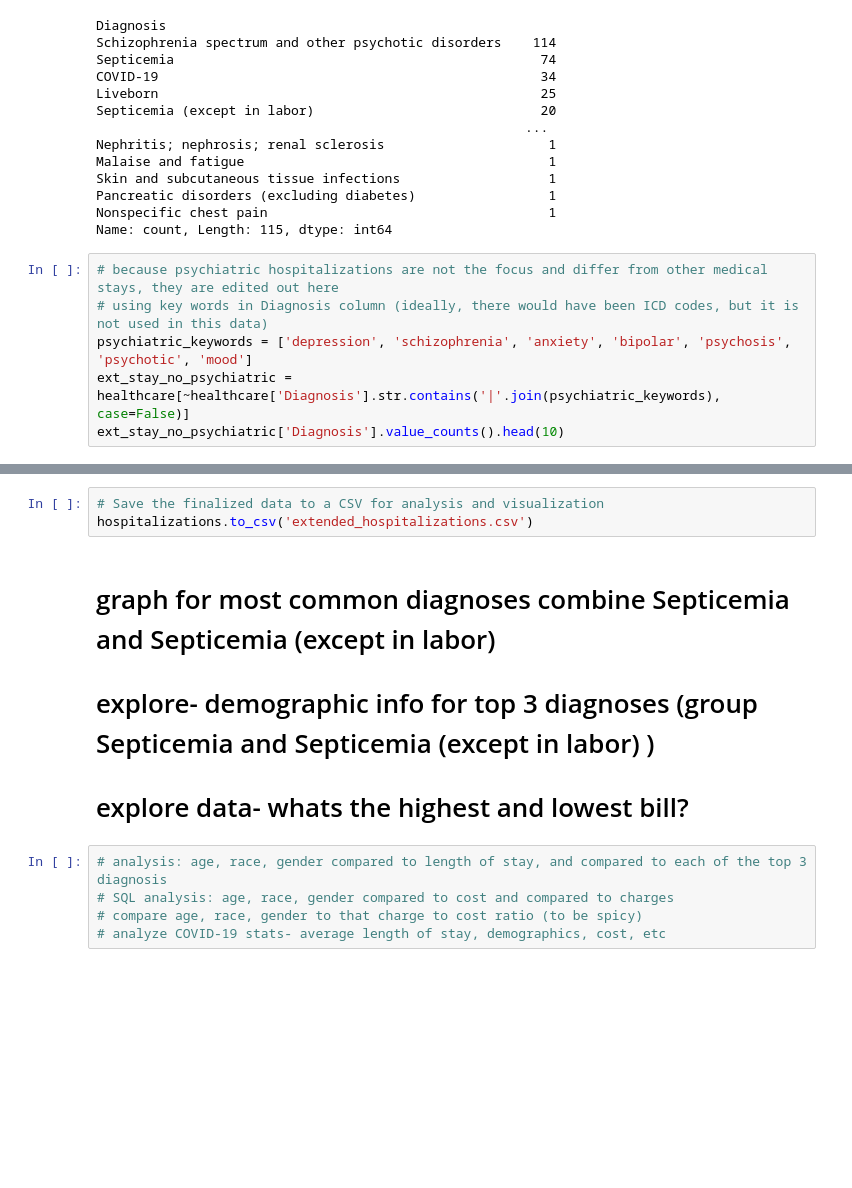
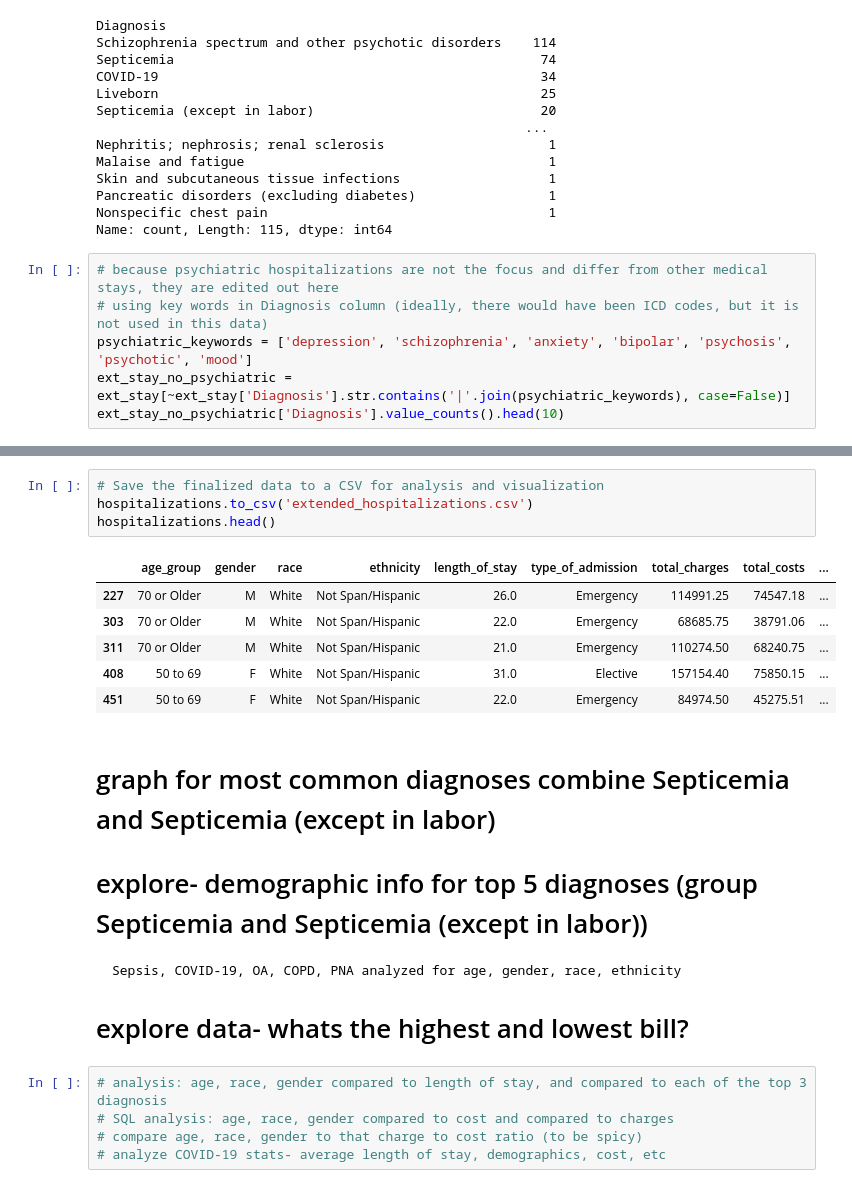
Before and after one commit to ChloeSecreti/Healthcare-Costs, a Jupyter notebook: health analysis.ipynb, the cells around one changed output, grey strips where cells are left out. Drawn from its saved outputs; the diff is of its cells as text; blank space fills up the shorter version.

```diff
--- a/health analysis.ipynb
+++ b/health analysis.ipynb
@@ -157,7 +158,7 @@ Name: count, Length: 115, dtype: int64
 # because psychiatric hospitalizations are not the focus and differ from other medical stays, they are edited out here
 # using key words in Diagnosis column (ideally, there would have been ICD codes, but it is not used in this data)
 psychiatric_keywords = ['depression', 'schizophrenia', 'anxiety', 'bipolar', 'psychosis', 'psychotic', 'mood']
-ext_stay_no_psychiatric = healthcare[~healthcare['Diagnosis'].str.contains('|'.join(psychiatric_keywords), case=False)]
+ext_stay_no_psychiatric = ext_stay[~ext_stay['Diagnosis'].str.contains('|'.join(psychiatric_keywords), case=False)]
 ext_stay_no_psychiatric['Diagnosis'].value_counts().head(10)
 # %% [output]
 Diagnosis
@@ -196,9 +197,18 @@ Name: count, dtype: int64
 # %%
 # Save the finalized data to a CSV for analysis and visualization
 hospitalizations.to_csv('extended_hospitalizations.csv')
+hospitalizations.head()
+# %% [output]
+|  | age_group | gender | race | ethnicity | length_of_stay | type_of_admission | total_charges | total_costs | ... |
+| 227 | 70 or Older | M | White | Not Span/Hispanic | 26.0 | Emergency | 114991.25 | 74547.18 | ... |
+| 303 | 70 or Older | M | White | Not Span/Hispanic | 22.0 | Emergency | 68685.75 | 38791.06 | ... |
+| 311 | 70 or Older | M | White | Not Span/Hispanic | 21.0 | Emergency | 110274.50 | 68240.75 | ... |
+| 408 | 50 to 69 | F | White | Not Span/Hispanic | 31.0 | Elective | 157154.40 | 75850.15 | ... |
+| 451 | 50 to 69 | F | White | Not Span/Hispanic | 22.0 | Emergency | 84974.50 | 45275.51 | ... |
 # %% [markdown]
 # graph for most common diagnoses combine Septicemia and Septicemia (except in labor)
-# explore- demographic info for top 3 diagnoses (group Septicemia and Septicemia (except in labor)   )
+# explore- demographic info for top 5 diagnoses (group Septicemia and Septicemia (except in labor))
+    Sepsis, COVID-19, OA, COPD, PNA analyzed for age, gender, race, ethnicity
 # explore data- whats the highest and lowest bill?
 # %%
 # analysis: age, race, gender compared to length of stay, and compared to each of the top 3 diagnosis
```
Also changed, not shown: parts of 3 cells of this notebook, 1 other file.
